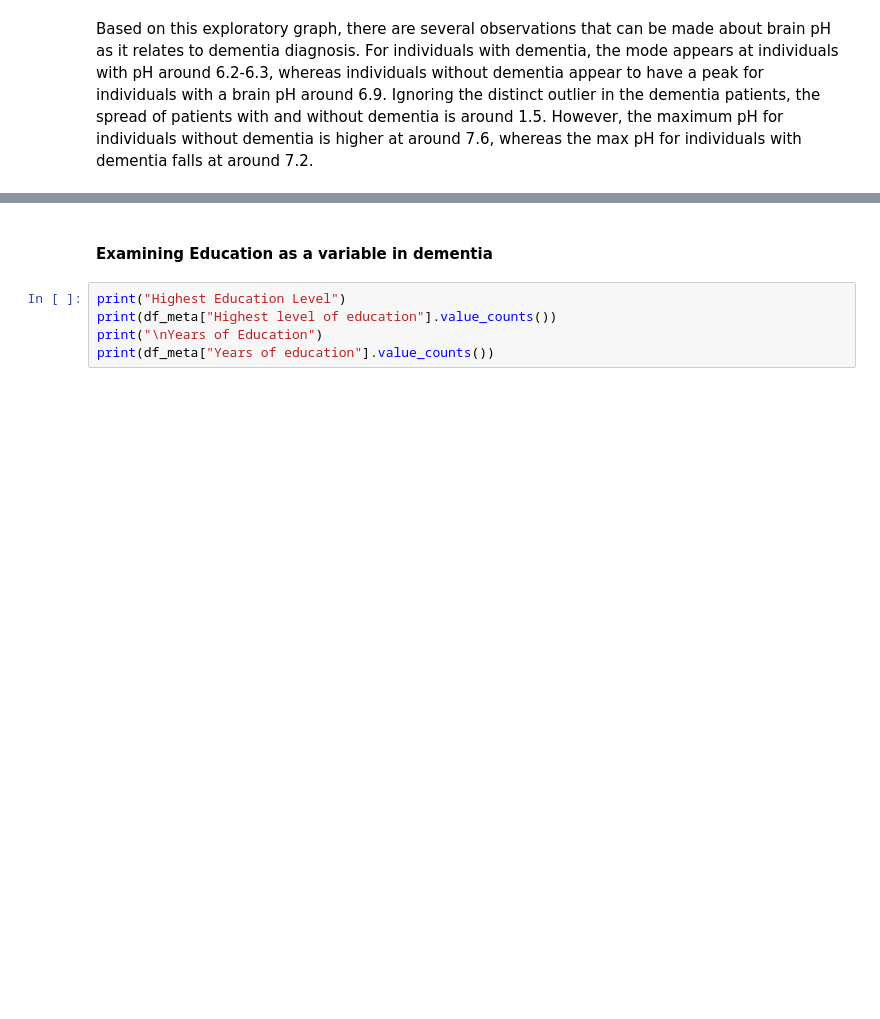
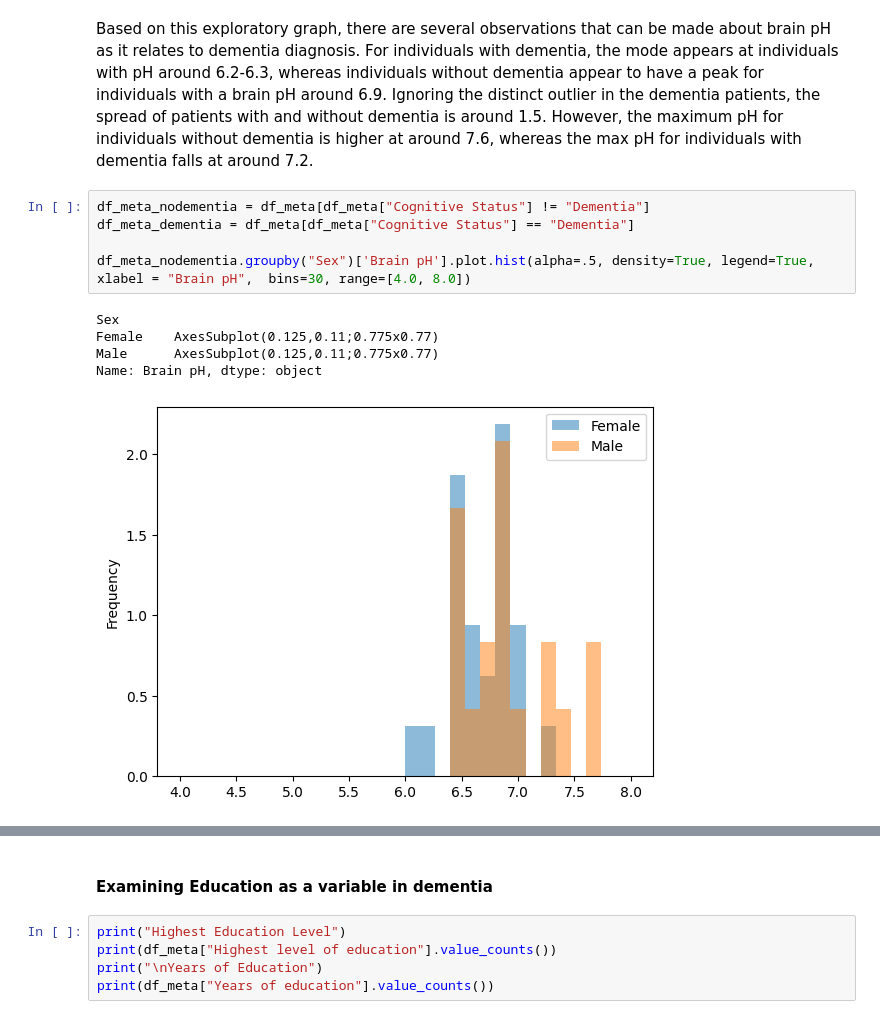
Before and after one commit to marisalong/marisalong.github.io, a Jupyter notebook: DataSciMilestone02.ipynb, the cells around one changed output, grey strips where cells are left out. Cells and saved outputs as stored; diff of their text form; blank space fills up the shorter version.

Commit message:
pH brain

```diff
--- a/DataSciMilestone02.ipynb
+++ b/DataSciMilestone02.ipynb
@@ -402,2 +402,13 @@ Name: Brain pH, dtype: object
 # %% [markdown]
 Based on this exploratory graph, there are several observations that can be made about brain pH as it relates to dementia diagnosis. For individuals with dementia, the mode appears at individuals with pH around 6.2-6.3, whereas individuals without dementia appear to have a peak  for individuals with a brain pH around 6.9. Ignoring the distinct outlier in the dementia patients, the spread of patients with and without dementia is around 1.5. However, the maximum pH for individuals without dementia is higher at around 7.6, whereas the max pH for individuals with dementia falls at around 7.2.
+# %%
+df_meta_nodementia = df_meta[df_meta["Cognitive Status"] != "Dementia"]
+df_meta_dementia = df_meta[df_meta["Cognitive Status"] == "Dementia"]
+
+df_meta_nodementia.groupby("Sex")['Brain pH'].plot.hist(alpha=.5, density=True, legend=True, xlabel = "Brain pH",  bins=30, range=[4.0, 8.0])
+# %% [output]
+Sex
+Female    AxesSubplot(0.125,0.11;0.775x0.77)
+Male      AxesSubplot(0.125,0.11;0.775x0.77)
+Name: Brain pH, dtype: object
+[figure, added]
```
Also changed, not shown: parts of 10 cells of this notebook.
